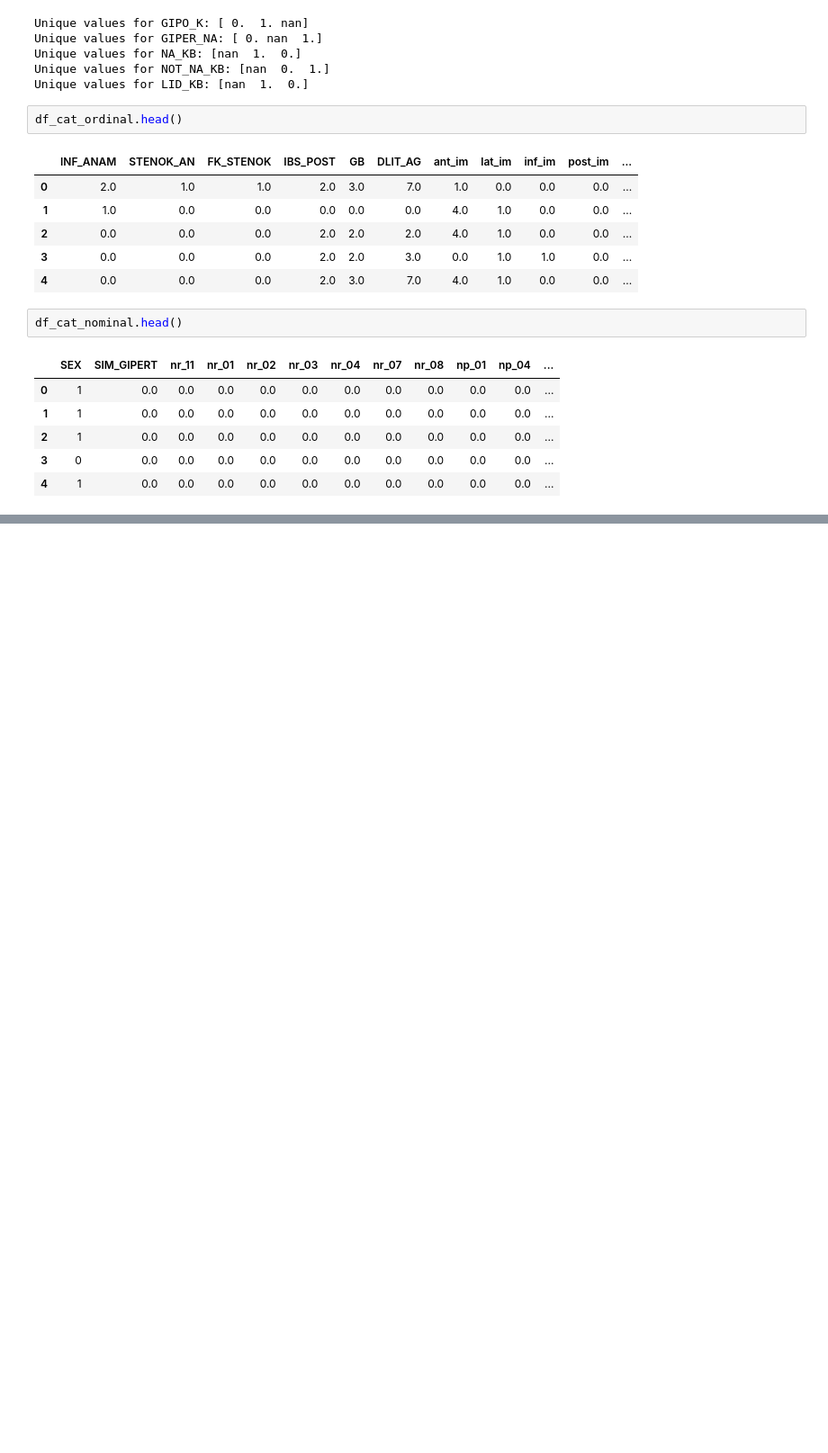
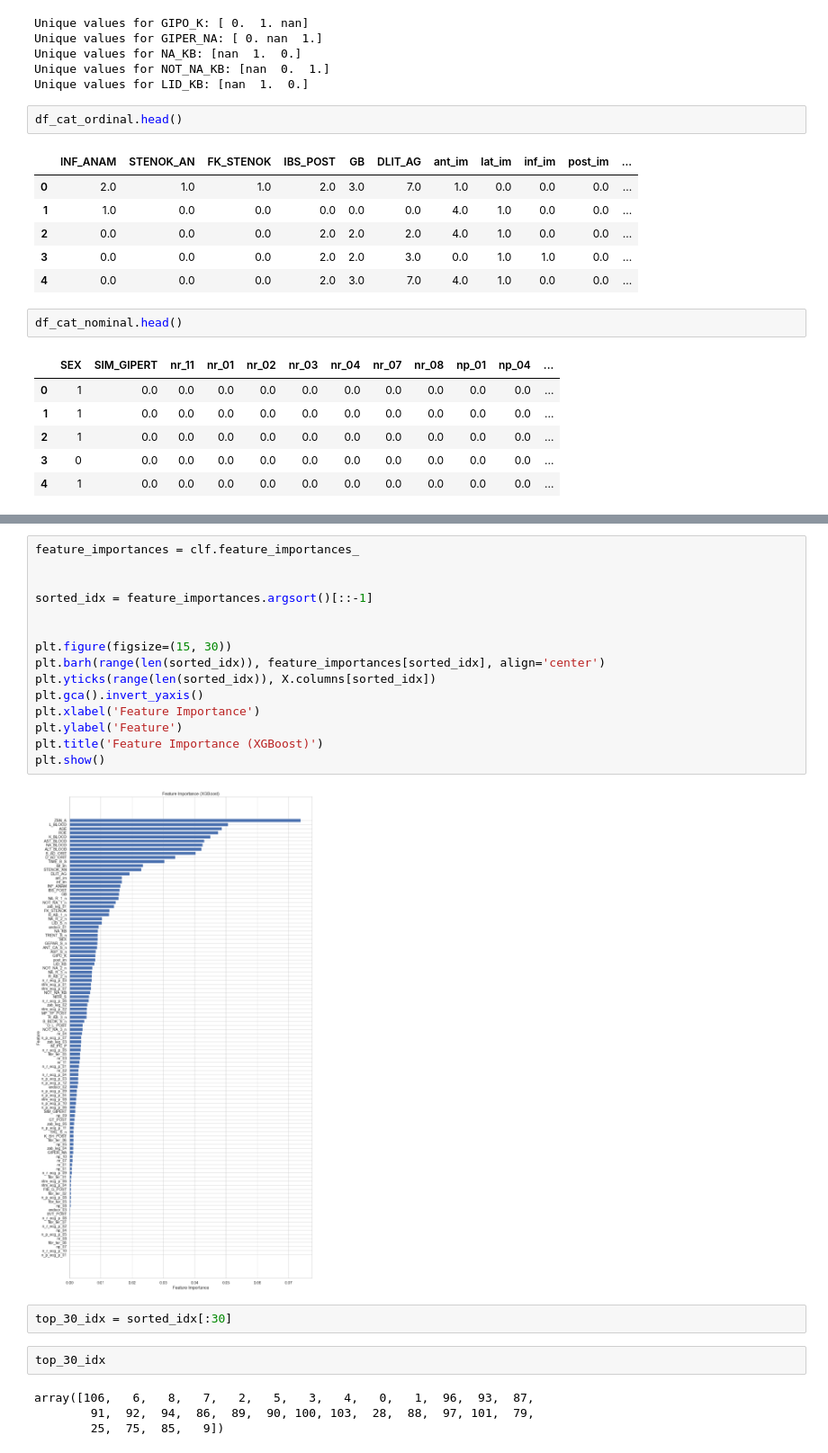
Before and after one commit to saurabh-112000/Myocardial-Infarction-Prediction, a Jupyter notebook: notebook/EDA.ipynb, the cells around one changed output, grey strips where cells are left out. Shown at 90% size. Drawn from its saved outputs; the diff is of its cells as text; blank space fills up the shorter version.

```diff
--- a/notebook/EDA.ipynb
+++ b/notebook/EDA.ipynb
@@ -606,0 +794,25 @@ plt.show()
+# %%
+feature_importances = clf.feature_importances_
+
+
+sorted_idx = feature_importances.argsort()[::-1]
+
+
+plt.figure(figsize=(15, 30))
+plt.barh(range(len(sorted_idx)), feature_importances[sorted_idx], align='center')
+plt.yticks(range(len(sorted_idx)), X.columns[sorted_idx])
+plt.gca().invert_yaxis()
+plt.xlabel('Feature Importance')
+plt.ylabel('Feature')
+plt.title('Feature Importance (XGBoost)')
+plt.show()
+# %% [output]
+[figure, added]
+# %%
+top_30_idx = sorted_idx[:30]
+# %%
+top_30_idx
+# %% [output]
+array([106,   6,   8,   7,   2,   5,   3,   4,   0,   1,  96,  93,  87,
+        91,  92,  94,  86,  89,  90, 100, 103,  28,  88,  97, 101,  79,
+        25,  75,  85,   9])
```
Also changed, not shown: parts of 23 cells of this notebook, 12 other files.
